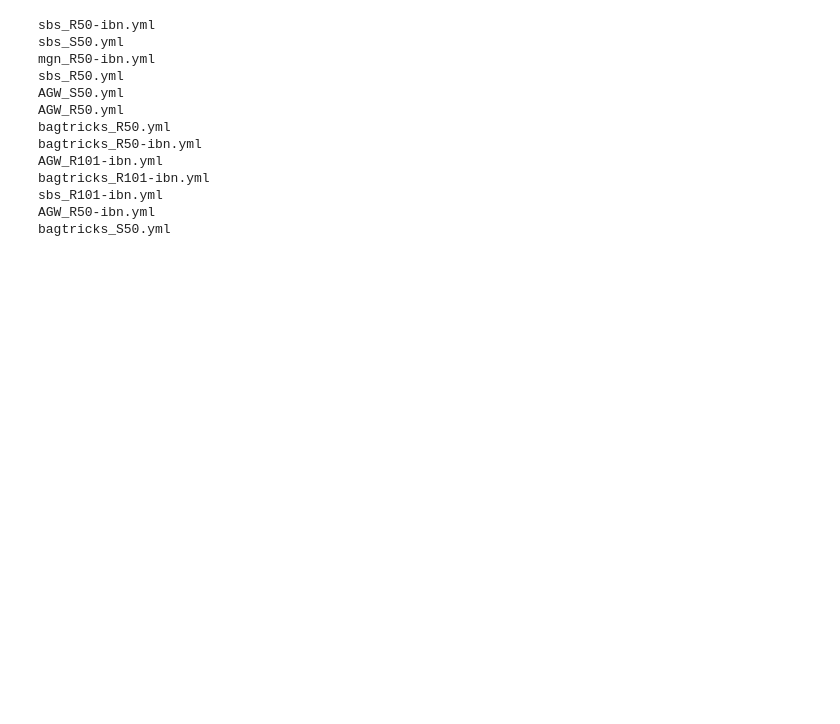
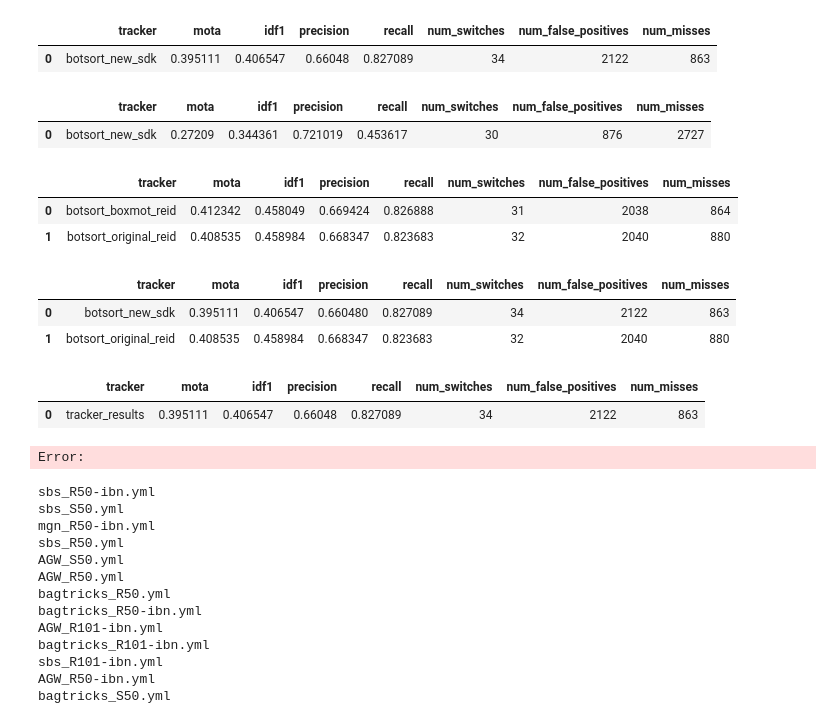
Before and after one commit to supervisely-ecosystem/tracking-by-detection, a Jupyter notebook: notebooks/test.ipynb, the cells around one changed output. Cells and saved outputs as stored; diff of their text form; code cells hidden in the pictures; blank space fills up the shorter version.

```diff
--- a/notebooks/test.ipynb
+++ b/notebooks/test.ipynb
@@ -9,0 +38,3 @@ metrics
+# %%
+metrics3 = pd.read_excel('../data/eval_result/SportsMOT/track_with_fix/metrics_2.xlsx')
+metrics3
@@ -9,0 +104,26 @@ metrics
+# %%
+metrics_sdk_yolo = pd.read_excel('../data/eval_result/SportsMOT/sdk_yolo/metrics_1.xlsx')
+metrics_sdk_yolo
+# %% [output]
+|  | tracker | mota | idf1 | precision | recall | num_switches | num_false_positives | num_misses |
+| 0 | botsort_new_sdk | 0.395111 | 0.406547 | 0.66048 | 0.827089 | 34 | 2122 | 863 |
+# %%
+metrics_sdk_yolo11 = pd.read_excel('../data/eval_result/SportsMOT/sdk_yolo11/metrics_1.xlsx')
+metrics_sdk_yolo11
+# %% [output]
+|  | tracker | mota | idf1 | precision | recall | num_switches | num_false_positives | num_misses |
+| 0 | botsort_new_sdk | 0.27209 | 0.344361 | 0.721019 | 0.453617 | 30 | 876 | 2727 |
+# %%
+metrics3
+# %% [output]
+|  | tracker | mota | idf1 | precision | recall | num_switches | num_false_positives | num_misses |
+| 0 | botsort_boxmot_reid | 0.412342 | 0.458049 | 0.669424 | 0.826888 | 31 | 2038 | 864 |
+| 1 | botsort_original_reid | 0.408535 | 0.458984 | 0.668347 | 0.823683 | 32 | 2040 | 880 |
+# %%
+metrics_yolo_comparison = pd.concat([metrics_sdk_yolo, metrics3[1:]])
+# %%
+metrics_yolo_comparison
+# %% [output]
+|  | tracker | mota | idf1 | precision | recall | num_switches | num_false_positives | num_misses |
+| 0 | botsort_new_sdk | 0.395111 | 0.406547 | 0.660480 | 0.827089 | 34 | 2122 | 863 |
+| 1 | botsort_original_reid | 0.408535 | 0.458984 | 0.668347 | 0.823683 | 32 | 2040 | 880 |
@@ -10,3 +132,10 @@ metrics
+# %%
+metrics_sdk_v2 = pd.read_excel('../data/eval_result/SportsMOT/sdk_v2_2/metrics_1.xlsx')
+metrics_sdk_v2
+# %% [output]
+|  | tracker | mota | idf1 | precision | recall | num_switches | num_false_positives | num_misses |
+| 0 | tracker_results | 0.395111 | 0.406547 | 0.66048 | 0.827089 | 34 | 2122 | 863 |
+Error:
 # %%
 # Правка GT-файла в правильный формат
 input_path = '../data/dataset/train/v_-6Os86HzwCs_c009/gt/gt.txt'
```
Also changed, not shown: parts of 21 cells of this notebook, 22 other files.
